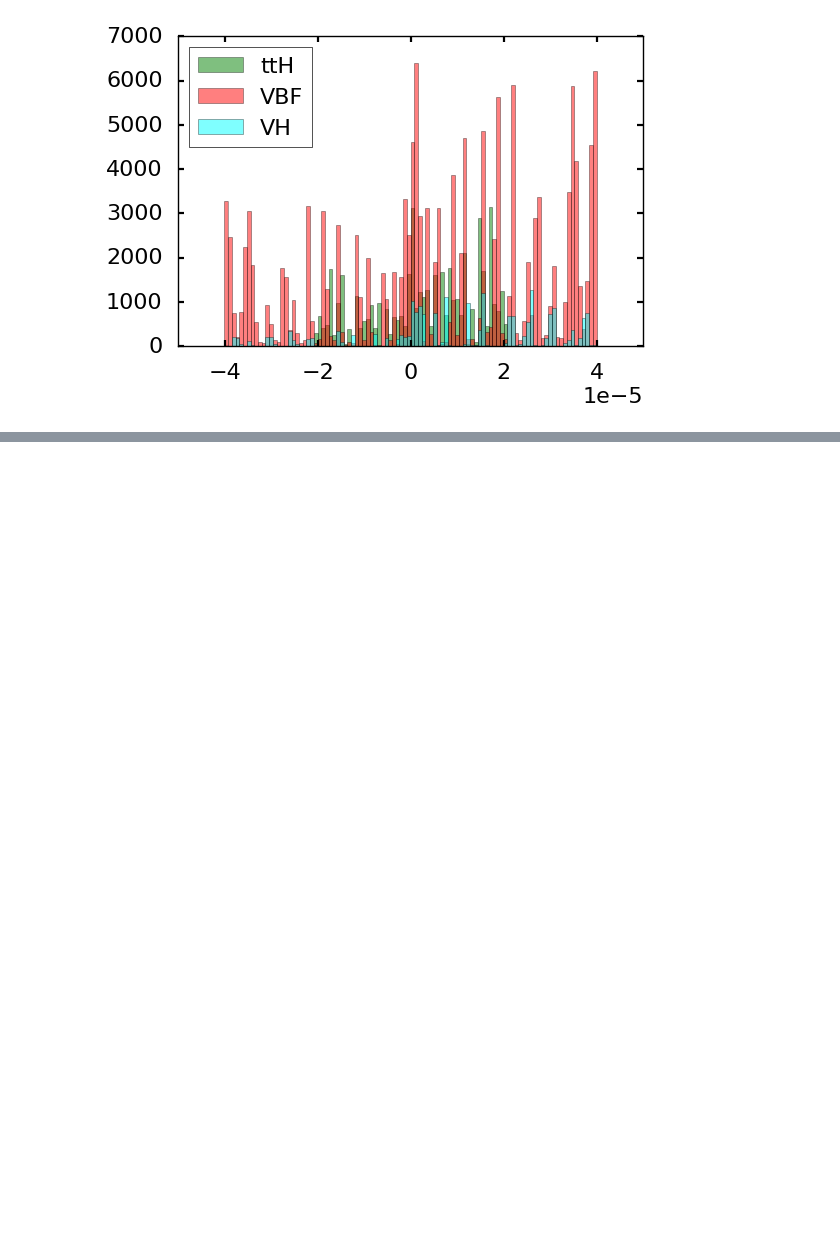
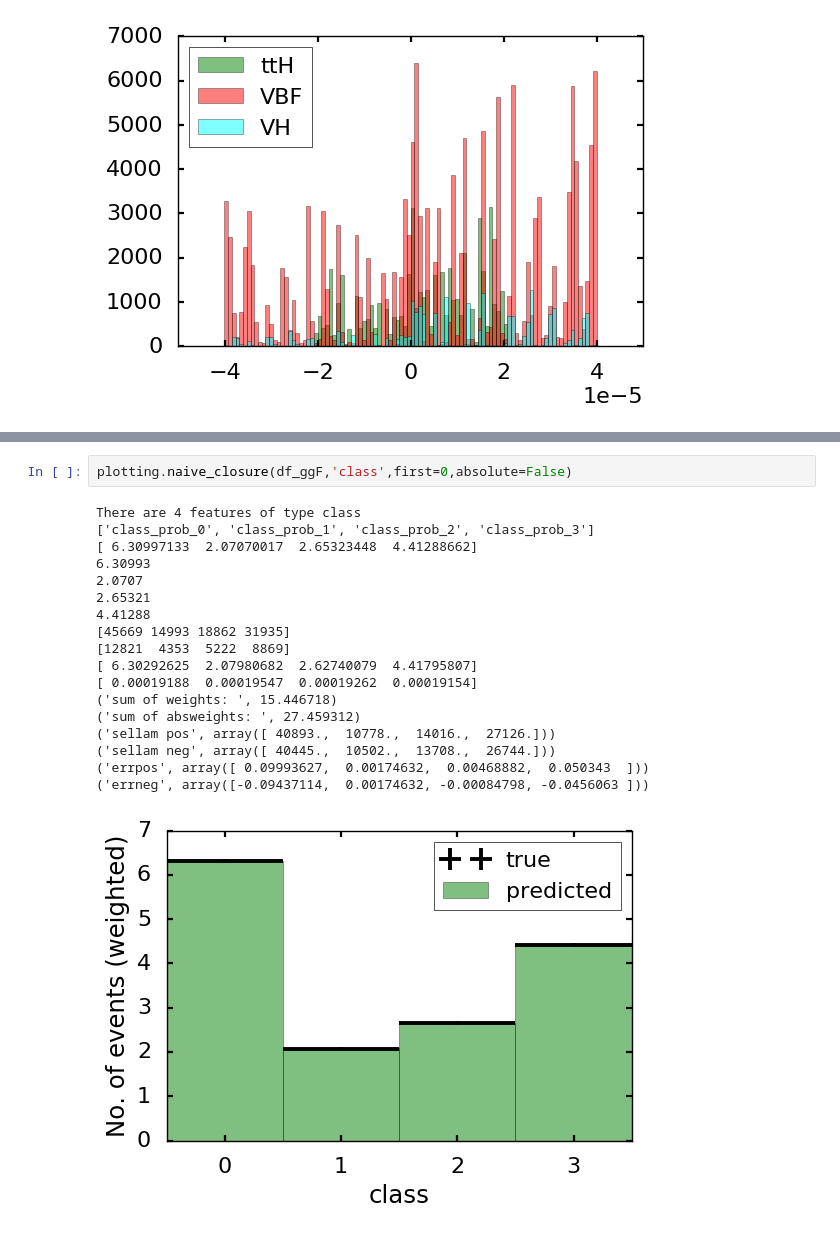
Before and after one commit to jandrejk/higgs_model_dep, a Jupyter notebook: CategoryProbability.ipynb, the cells around one changed output, grey strips where cells are left out. Cells and saved outputs as stored; diff of their text form; blank space fills up the shorter version.

```diff
--- a/CategoryProbability.ipynb
+++ b/CategoryProbability.ipynb
@@ -127,0 +188,21 @@ plt.show()
+# %%
+plotting.naive_closure(df_ggF,'class',first=0,absolute=False)
+# %% [output]
+There are 4 features of type class
+['class_prob_0', 'class_prob_1', 'class_prob_2', 'class_prob_3']
+[ 6.30997133  2.07070017  2.65323448  4.41288662]
+6.30993
+2.0707
+2.65321
+4.41288
+[45669 14993 18862 31935]
+[12821  4353  5222  8869]
+[ 6.30292625  2.07980682  2.62740079  4.41795807]
+[ 0.00019188  0.00019547  0.00019262  0.00019154]
+('sum of weights: ', 15.446718)
+('sum of absweights: ', 27.459312)
+('sellam pos', array([ 40893.,  10778.,  14016.,  27126.]))
+('sellam neg', array([ 40445.,  10502.,  13708.,  26744.]))
+('errpos', array([ 0.09993627,  0.00174632,  0.00468882,  0.050343  ]))
+('errneg', array([-0.09437114,  0.00174632, -0.00084798, -0.0456063 ]))
+[figure, added]
```
Also changed, not shown: parts of 12 cells of this notebook, 2 other files.
